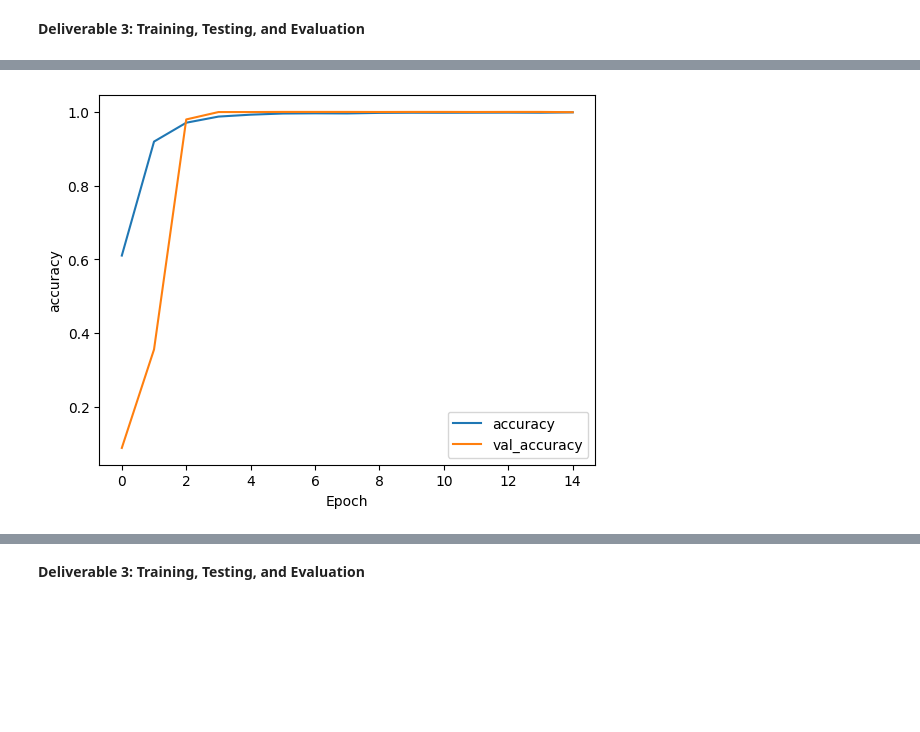
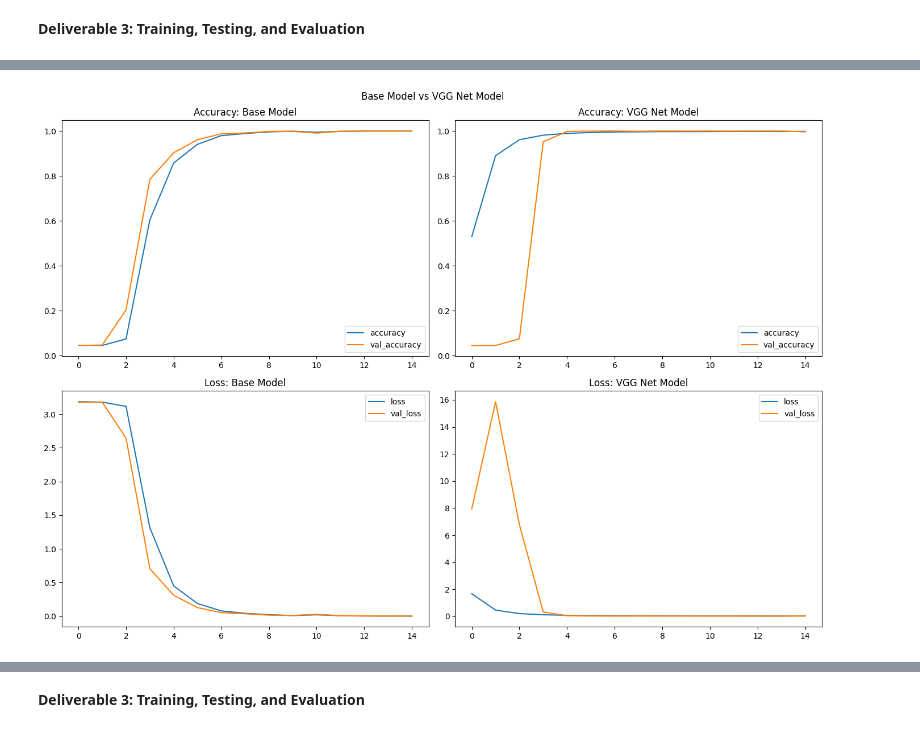
Before and after one commit to fionacampbell3/nlpcv-fiona, a Jupyter notebook: assign.ipynb, the cells around one changed output, grey strips where cells are left out. Saved outputs shown, nothing was run; the diff lists cells and outputs as text; code cells hidden in the pictures; blank space fills up the shorter version.

Commit message:
fixed plots and added justifications for first two deliverable steps

```diff
--- a/assign.ipynb
+++ b/assign.ipynb
@@ -74,0 +95,14 @@ x_train shape: (27455, 28, 28, 1)
+# %%
+x_train = x_train.astype("float32") / 255
+x_test = x_test.astype("float32") / 255
+
+#reshape
+x_train = x_train.reshape(-1, 28, 28)
+x_test = x_test.reshape(-1, 28, 28)
+
+#ensuring images have correct shape
+x_train = np.expand_dims(x_train, -1)
+x_test = np.expand_dims(x_test, -1)
+print("x_train shape:", x_train.shape)
+print(x_train.shape[0], "train samples")
+print(x_test.shape[0], "test samples")
@@ -300,11 +319,31 @@ Base model test accuracy: 0.9429726600646973
 # %%
-plt.plot(history_vgg.history['accuracy'], label='accuracy')
-plt.plot(history_vgg.history['val_accuracy'], label = 'val_accuracy')
-plt.xlabel('Epoch')
-plt.ylabel('accuracy')
-plt.legend(loc='lower right')
+fig, ax = plt.subplots(2, 2, figsize=(14,10))
+fig.suptitle("Base Model vs VGG Net Model")
+
+ax[0,0].plot(history_base.history['accuracy'], label='accuracy')
+ax[0,0].plot(history_base.history['val_accuracy'], label = 'val_accuracy')
+ax[0,0].set_title('Accuracy: Base Model')
+ax[0,0].legend(loc='lower right')
+
+ax[0,1].plot(history_vgg.history['accuracy'], label='accuracy')
+ax[0,1].plot(history_vgg.history['val_accuracy'], label = 'val_accuracy')
+ax[0,1].set_title('Accuracy: VGG Net Model')
+ax[0,1].legend(loc='lower right')
+
+ax[1,0].plot(history_base.history['loss'], label='loss')
+ax[1,0].plot(history_base.history['val_loss'], label = 'val_loss')
+ax[1,0].set_title('Loss: Base Model')
+ax[1,0].legend(loc='upper right')
+
+ax[1,1].plot(history_vgg.history['loss'], label='loss')
+ax[1,1].plot(history_vgg.history['val_loss'], label = 'val_loss')
+ax[1,1].set_title('Loss: VGG Net Model')
+ax[1,1].legend(loc='upper right')
+
+plt.tight_layout()
 plt.show()
 
+test_loss, test_acc = model_base.evaluate(x_test,  y_test, verbose=2)
 test_loss, test_acc = model_vgg.evaluate(x_test,  y_test, verbose=2)
 # %% [output]
-[figure, old version]
+[figure, new version]
```
Also changed, not shown: parts of 33 cells of this notebook.
